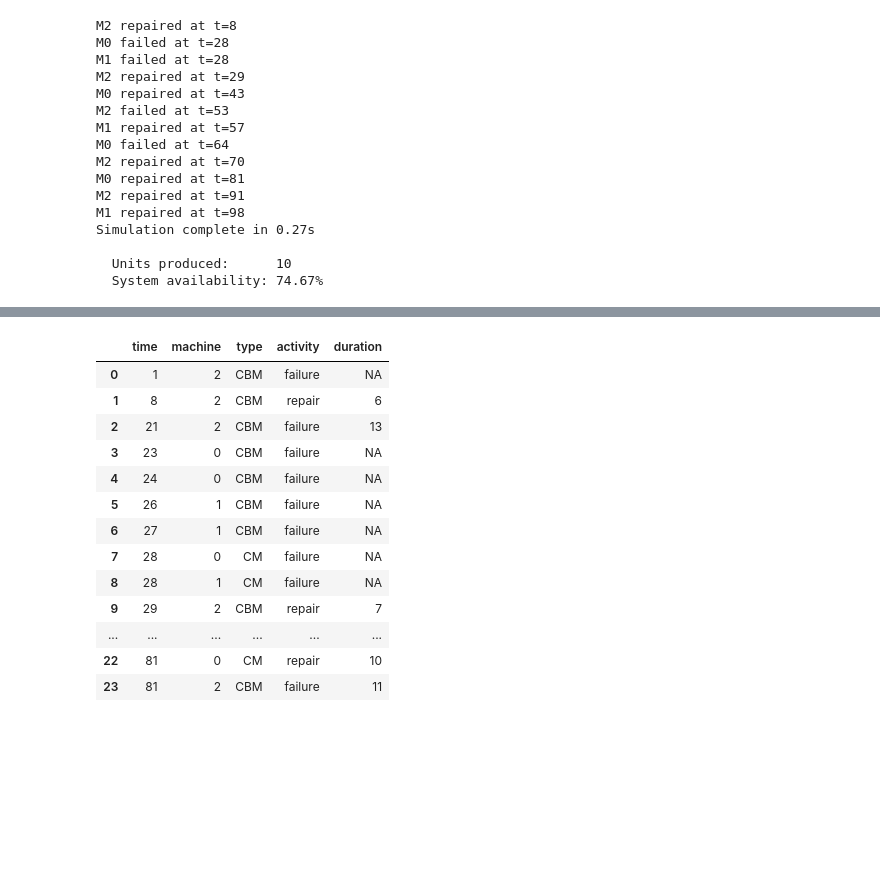
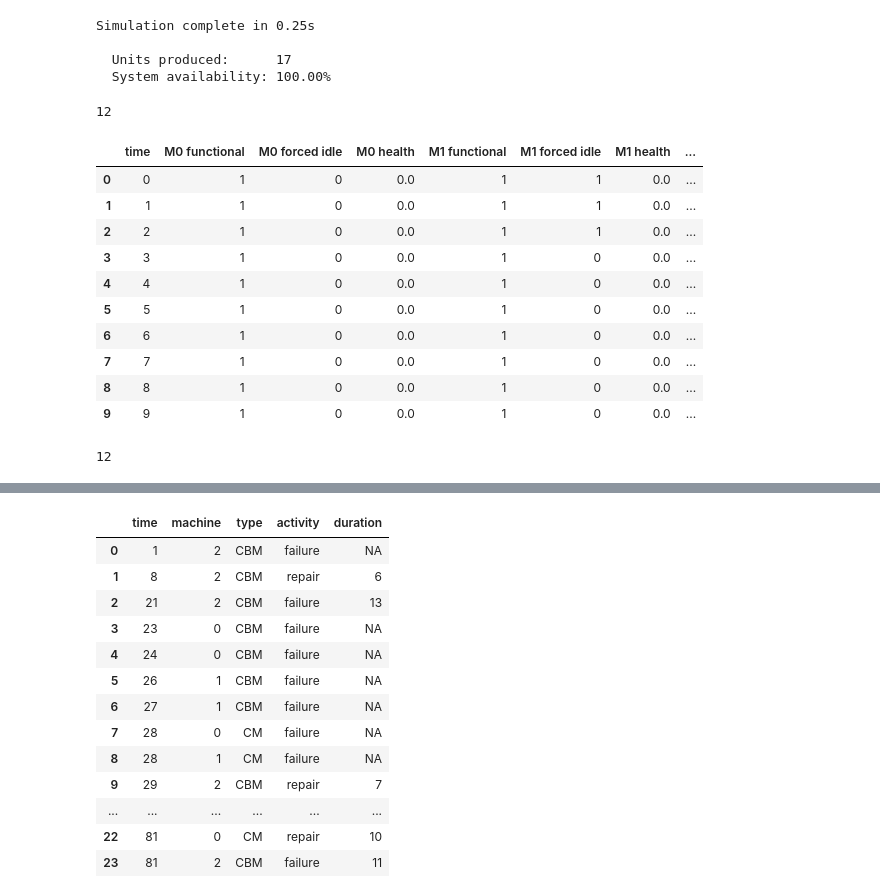
Before and after one commit to m-hoff/simantha, a Jupyter notebook: scheduler_test.ipynb, the cells around one changed output, grey strips where cells are left out. Saved outputs shown, nothing was run; the diff lists cells and outputs as text; code cells hidden in the pictures; blank space fills up the shorter version.

```diff
--- a/scheduler_test.ipynb
+++ b/scheduler_test.ipynb
@@ -4,3 +4,35 @@ import maintsim
 import matplotlib.pyplot as plt
 import numpy as np
 from scipy import stats
+# %%
+sys = maintsim.System(process_times=[3,5,2],
+                      planned_failures=[(1,90,20)],
+                      maintenance_capacity=1)
+sys.simulate(sim_time=100)
+# %% [output]
+Simulation complete in 0.25s
+
+  Units produced:      17
+  System availability: 100.00%
+# %%
+sys.machines[1].total_downtime
+# %% [output]
+12
+# %%
+sys.machine_data[:10]
+# %% [output]
+|  | time | M0 functional | M0 forced idle | M0 health | M1 functional | M1 forced idle | M1 health | ... |
+| 0 | 0 | 1 | 0 | 0.0 | 1 | 1 | 0.0 | ... |
+| 1 | 1 | 1 | 0 | 0.0 | 1 | 1 | 0.0 | ... |
+| 2 | 2 | 1 | 0 | 0.0 | 1 | 1 | 0.0 | ... |
+| 3 | 3 | 1 | 0 | 0.0 | 1 | 0 | 0.0 | ... |
+| 4 | 4 | 1 | 0 | 0.0 | 1 | 0 | 0.0 | ... |
+| 5 | 5 | 1 | 0 | 0.0 | 1 | 0 | 0.0 | ... |
+| 6 | 6 | 1 | 0 | 0.0 | 1 | 0 | 0.0 | ... |
+| 7 | 7 | 1 | 0 | 0.0 | 1 | 0 | 0.0 | ... |
+| 8 | 8 | 1 | 0 | 0.0 | 1 | 0 | 0.0 | ... |
+| 9 | 9 | 1 | 0 | 0.0 | 1 | 0 | 0.0 | ... |
+# %%
+sum(sys.machine_data['M1 forced idle'])
+# %% [output]
+12
@@ -21,19 +52,0 @@ sys = maintsim.System(process_times=[3, 5, 2],
-# %%
-sys.simulate(sim_time=100)
-# %% [output]
-M2 repaired at t=8
-M0 failed at t=28
-M1 failed at t=28
-M2 repaired at t=29
-M0 repaired at t=43
-M2 failed at t=53
-M1 repaired at t=57
-M0 failed at t=64
-M2 repaired at t=70
-M0 repaired at t=81
-M2 repaired at t=91
-M1 repaired at t=98
-Simulation complete in 0.27s
-
-  Units produced:      10
-  System availability: 74.67%
```
Also changed, not shown: parts of 18 cells of this notebook, 3 other files.
